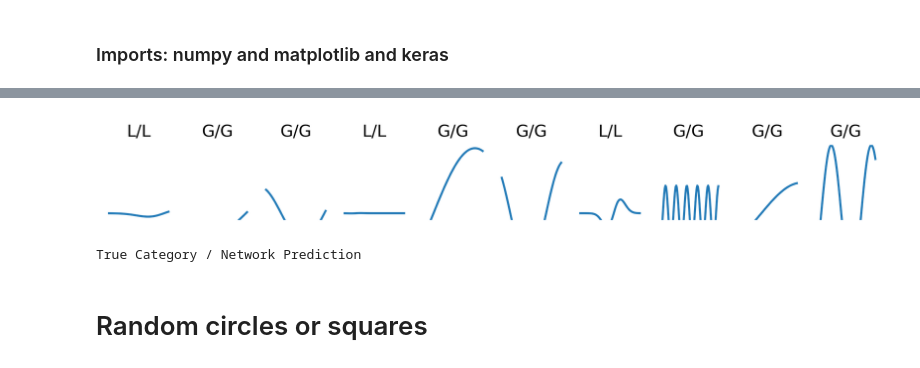
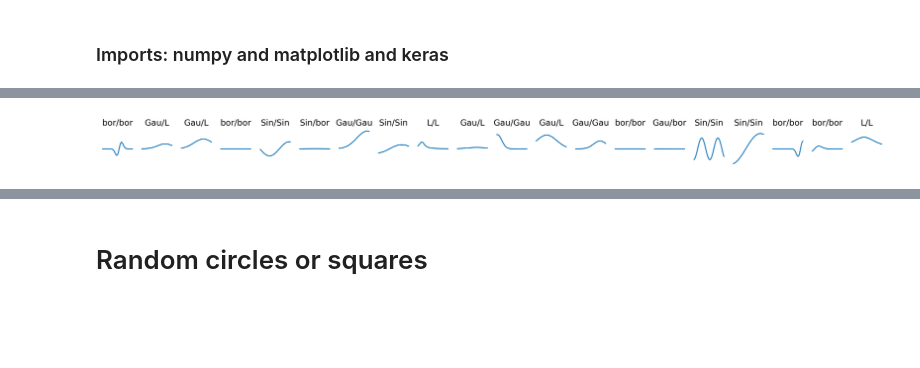
Before and after one commit to FlorianMarquardt/machine-learning-for-physicists, a Jupyter notebook: 04_homework_ImageRecognition.ipynb, the cells around one changed output, grey strips where cells are left out. Cells and saved outputs as stored; diff of their text form; code cells hidden in the pictures; blank space fills up the shorter version.

```diff
--- a/04_homework_ImageRecognition.ipynb
+++ b/04_homework_ImageRecognition.ipynb
@@ -110,18 +124,20 @@ for j in range(steps):
 # %%
 # plot some examples:
 
 y_pred=Net.predict_on_batch(y_in)
-n_samples=10
-fig,ax=plt.subplots(ncols=n_samples,nrows=1,figsize=(10,1))
+n_samples=20
+fig,ax=plt.subplots(ncols=n_samples,nrows=1,figsize=(n_samples,1))
 Name={}
 Name[True]="L" # Lorentz
 Name[False]="G" # Gauss
 for j in range(n_samples):
     ax[j].plot(y_in[j,:])
-    ax[j].set_ylim([-0.1,1])
+    ax[j].set_ylim([-1,1])
     ax[j].axis('off')
     ax[j].set_title(Name[y_target[j,0]>0.5]+"/"+Name[y_pred[j,0]>0.5])
+    ax[j].set_title(names[np.argmax(y_target[j,:])]+"/"+names[np.argmax(y_pred[j,:])])
 plt.show()
 
 print("True Category / Network Prediction")
 # %% [output]
+[figure, new version]
@@ -129,5 +145,3 @@ WARNING:tensorflow:11 out of the last 11 calls to <function Model.make_predict_f
-[figure, old version]
-True Category / Network Prediction
 # %% [markdown]
 # Random circles or squares
 # %%
```
Also changed, not shown: parts of 7 cells of this notebook.
